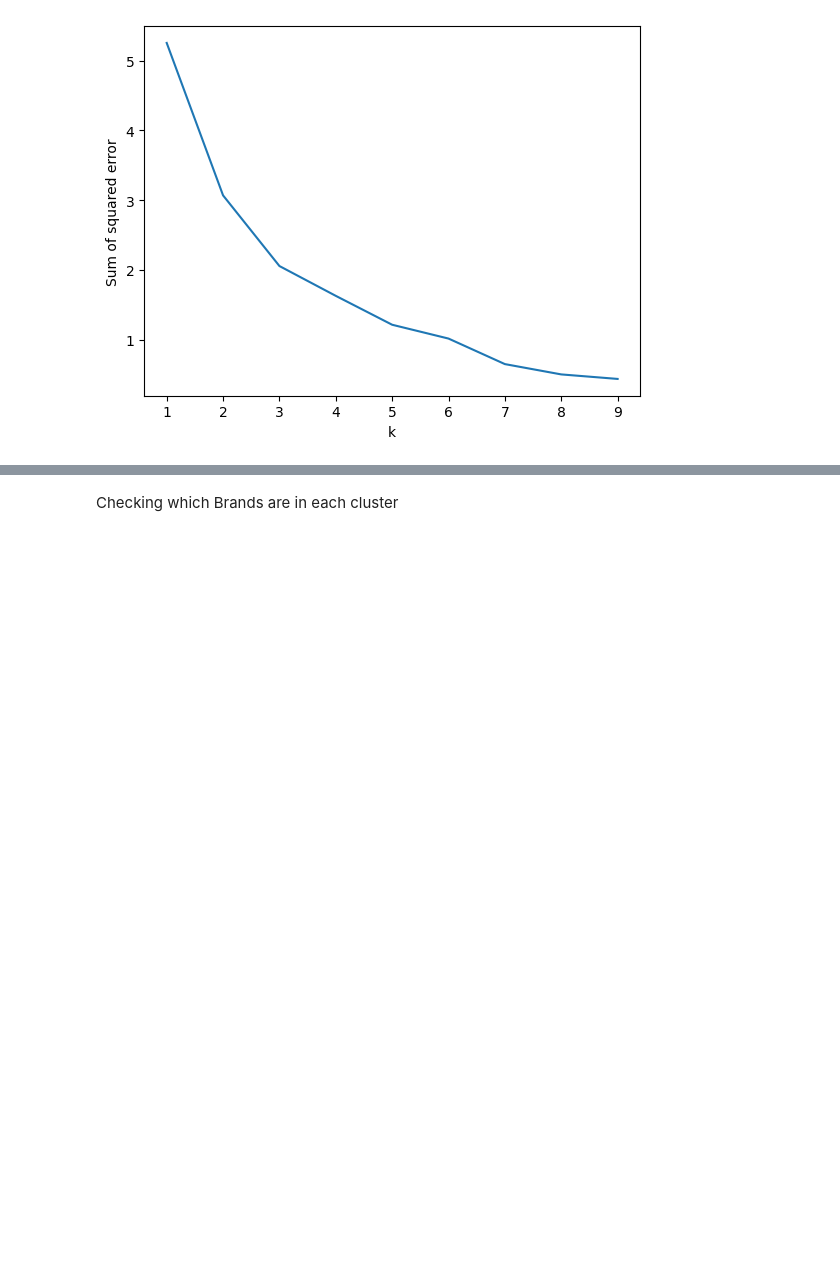
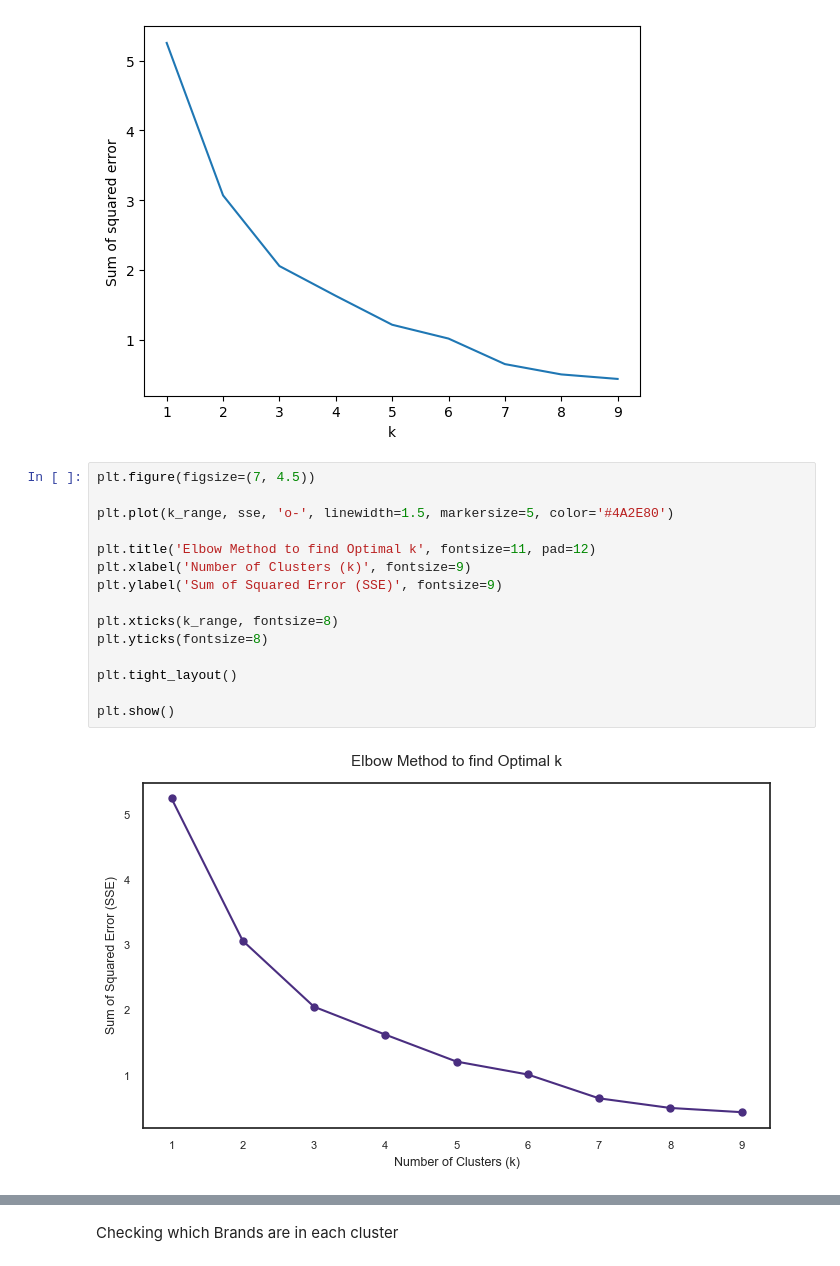
Before and after one commit to caitlinmag/DAV_CA1, a Jupyter notebook: GlobalEthicalBeautyIndex/MultiVariate_Analysis.ipynb, the cells around one changed output, grey strips where cells are left out. Drawn from its saved outputs; the diff is of its cells as text; blank space fills up the shorter version.

```diff
--- a/GlobalEthicalBeautyIndex/MultiVariate_Analysis.ipynb
+++ b/GlobalEthicalBeautyIndex/MultiVariate_Analysis.ipynb
@@ -348,6 +408,23 @@ plt.plot(k_range, sse)
 # %% [output]
 [<matplotlib.lines.Line2D at 0x...>]
 [figure]
+# %%
+plt.figure(figsize=(7, 4.5))
+
+plt.plot(k_range, sse, 'o-', linewidth=1.5, markersize=5, color='#4A2E80')
+
+plt.title('Elbow Method to find Optimal k', fontsize=11, pad=12)
+plt.xlabel('Number of Clusters (k)', fontsize=9)
+plt.ylabel('Sum of Squared Error (SSE)', fontsize=9)
+
+plt.xticks(k_range, fontsize=8)
+plt.yticks(fontsize=8)
+
+plt.tight_layout()
+
+plt.show()
+# %% [output]
+[figure, added]
 # %%
 dataset['PC1'] = X_pca[:, 0]
 dataset['PC2'] = X_pca[:, 1]
```
Also changed, not shown: parts of 7 cells of this notebook, 7 other files.
